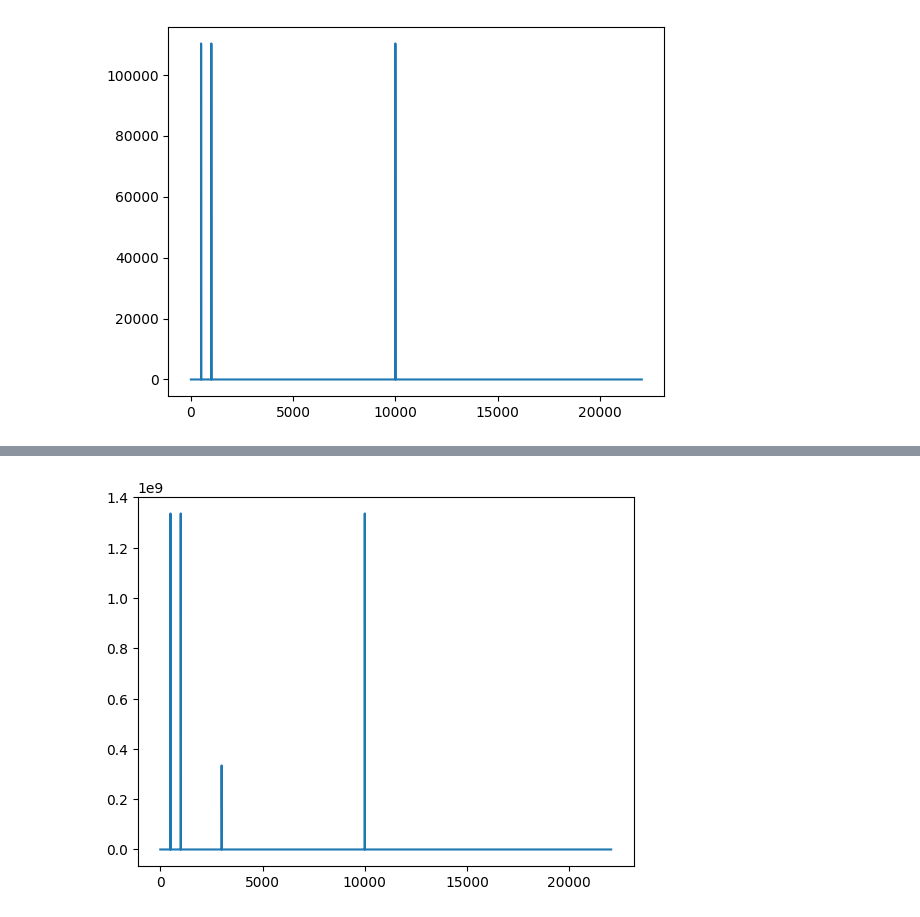
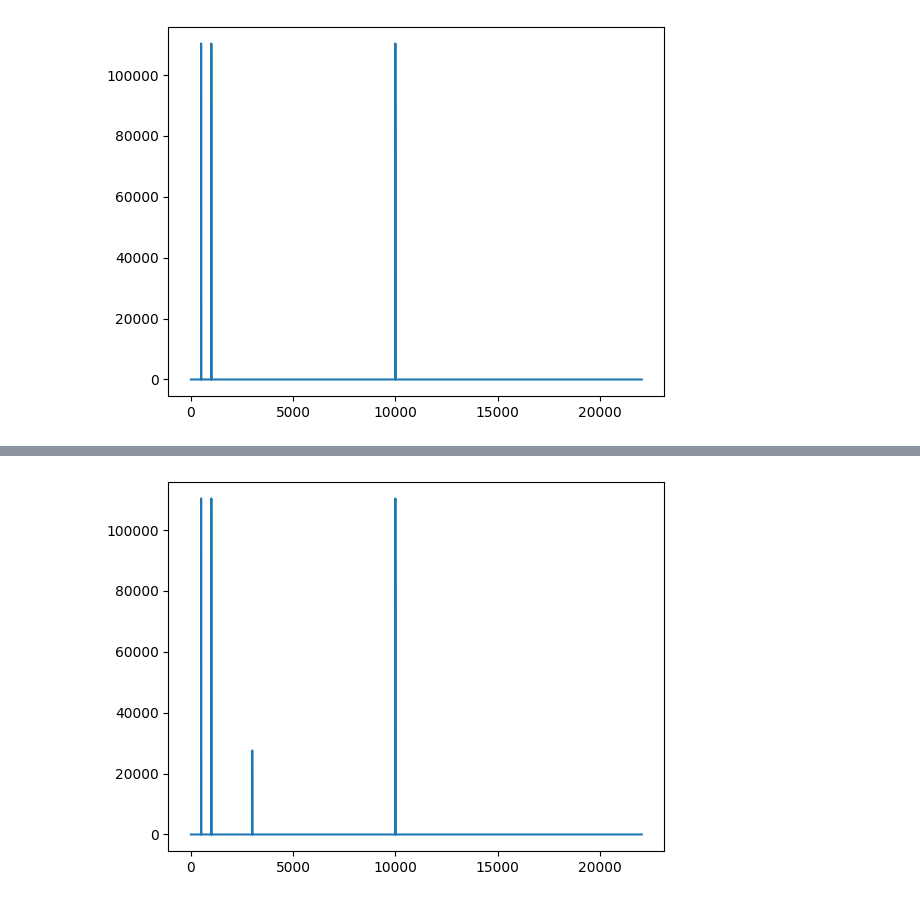
Before and after one commit to goosescout/Physics, a Jupyter notebook: Lecturing tasks/3.ipynb, the cells around one changed output, grey strips where cells are left out. Saved outputs shown, nothing was run; the diff lists cells and outputs as text; code cells hidden in the pictures.

```diff
--- a/Lecturing tasks/3.ipynb
+++ b/Lecturing tasks/3.ipynb
@@ -120,11 +116,11 @@ plt.show()
 # %%
-yf = rfft(normalized_noise_tone)
+yf = rfft(output_tone)
 xf = rfftfreq(N, 1 / RATE)
 
 plt.plot(xf, np.abs(yf))
 plt.show()
 # %% [output]
-[figure, old version]
+[figure, new version]
 # %%
 points_per_freq = len(xf) / (RATE / 2)
 
```
Also changed, not shown: parts of 7 cells of this notebook.
